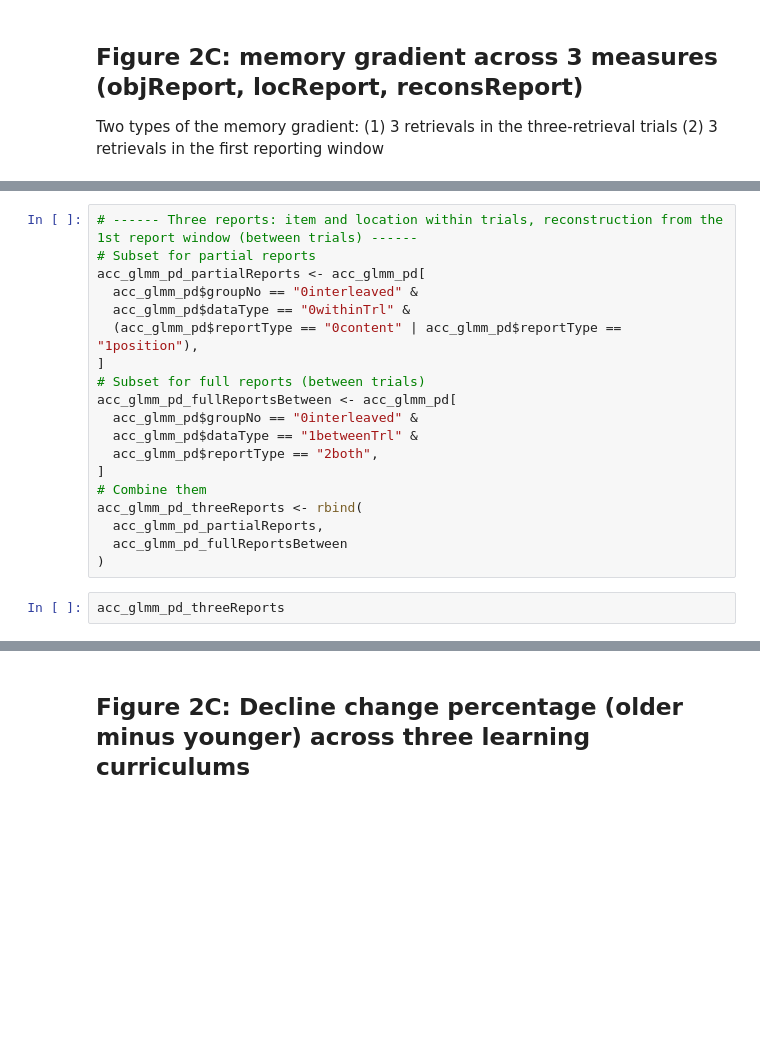
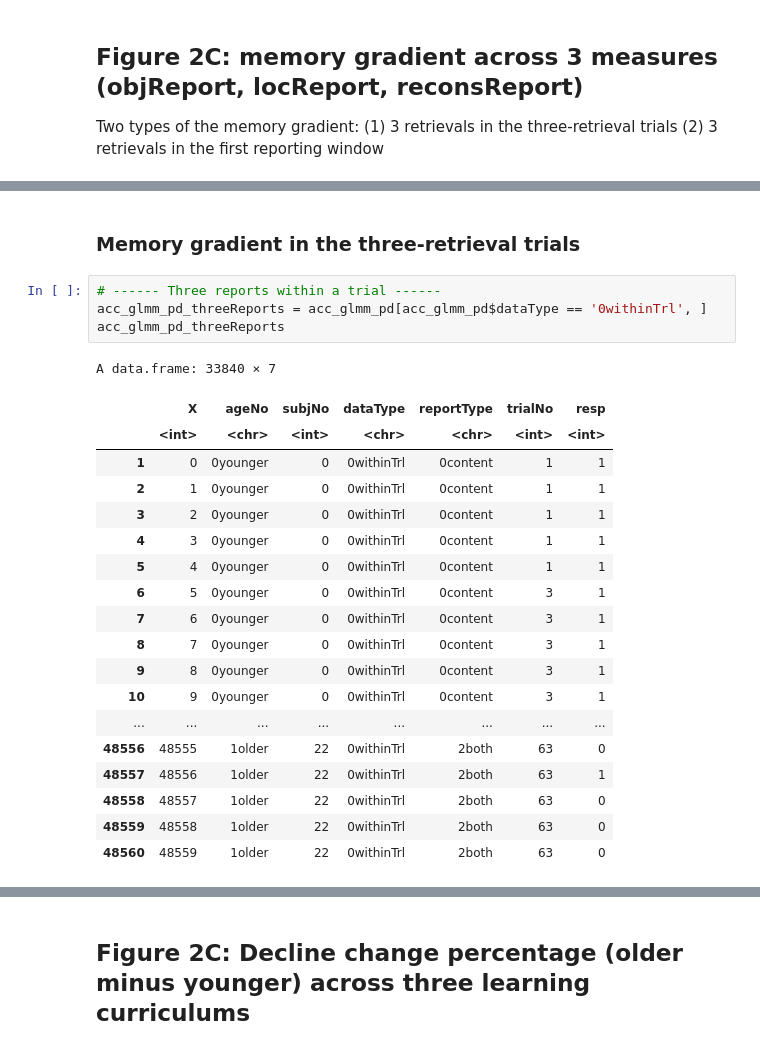
Before and after one commit to xiangjuan-ren1828/FlexibleBindingAnal, a Jupyter notebook: Statistics/seqMem_BehvPaper1_LMM.ipynb, the cells around one changed output, grey strips where cells are left out. Drawn from its saved outputs; the diff is of its cells as text; blank space fills up the shorter version.

```diff
--- a/Statistics/seqMem_BehvPaper1_LMM.ipynb
+++ b/Statistics/seqMem_BehvPaper1_LMM.ipynb
@@ -440,21 +416,26 @@ A data.frame: 6768 × 8
-# %%
-# ------ Three reports: item and location within trials, reconstruction from the 1st report window (between trials) ------
-# Subset for partial reports
-acc_glmm_pd_partialReports <- acc_glmm_pd[
-  acc_glmm_pd$groupNo == "0interleaved" &
-  acc_glmm_pd$dataType == "0withinTrl" &
-  (acc_glmm_pd$reportType == "0content" | acc_glmm_pd$reportType == "1position"),
-]
-# Subset for full reports (between trials)
-acc_glmm_pd_fullReportsBetween <- acc_glmm_pd[
-  acc_glmm_pd$groupNo == "0interleaved" &
-  acc_glmm_pd$dataType == "1betweenTrl" &
-  acc_glmm_pd$reportType == "2both",
-]
-# Combine them
-acc_glmm_pd_threeReports <- rbind(
-  acc_glmm_pd_partialReports,
-  acc_glmm_pd_fullReportsBetween
-)
-# %%
-acc_glmm_pd_threeReports
+# %% [markdown]
+### Memory gradient in the three-retrieval trials
+# %%
+# ------ Three reports within a trial ------
+acc_glmm_pd_threeReports = acc_glmm_pd[acc_glmm_pd$dataType == '0withinTrl', ]
+acc_glmm_pd_threeReports
+# %% [output]
+A data.frame: 33840 × 7
+|  | X | ageNo | subjNo | dataType | reportType | trialNo | resp |
+|  | <int> | <chr> | <int> | <chr> | <chr> | <int> | <int> |
+| 1 | 0 | 0younger | 0 | 0withinTrl | 0content | 1 | 1 |
+| 2 | 1 | 0younger | 0 | 0withinTrl | 0content | 1 | 1 |
+| 3 | 2 | 0younger | 0 | 0withinTrl | 0content | 1 | 1 |
+| 4 | 3 | 0younger | 0 | 0withinTrl | 0content | 1 | 1 |
+| 5 | 4 | 0younger | 0 | 0withinTrl | 0content | 1 | 1 |
+| 6 | 5 | 0younger | 0 | 0withinTrl | 0content | 3 | 1 |
+| 7 | 6 | 0younger | 0 | 0withinTrl | 0content | 3 | 1 |
+| 8 | 7 | 0younger | 0 | 0withinTrl | 0content | 3 | 1 |
+| 9 | 8 | 0younger | 0 | 0withinTrl | 0content | 3 | 1 |
+| 10 | 9 | 0younger | 0 | 0withinTrl | 0content | 3 | 1 |
+| ... | ... | ... | ... | ... | ... | ... | ... |
+| 48556 | 48555 | 1older | 22 | 0withinTrl | 2both | 63 | 0 |
+| 48557 | 48556 | 1older | 22 | 0withinTrl | 2both | 63 | 1 |
+| 48558 | 48557 | 1older | 22 | 0withinTrl | 2both | 63 | 0 |
+| 48559 | 48558 | 1older | 22 | 0withinTrl | 2both | 63 | 0 |
+| 48560 | 48559 | 1older | 22 | 0withinTrl | 2both | 63 | 0 |
```
Also changed, not shown: parts of 46 cells of this notebook.
